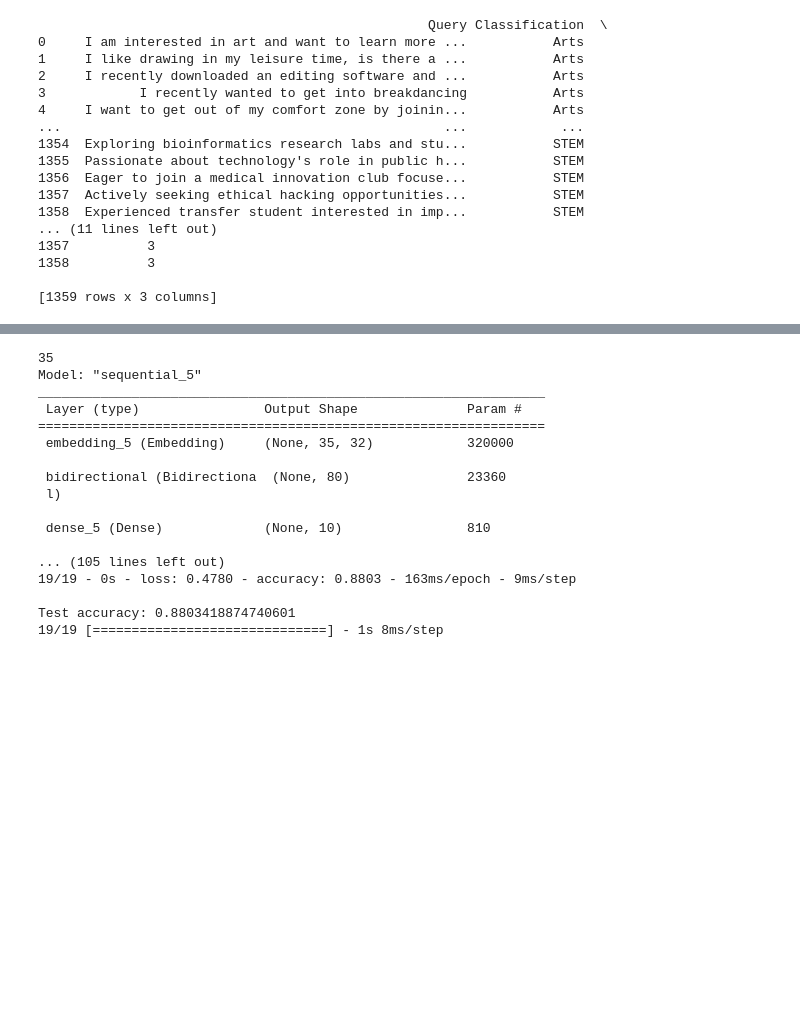
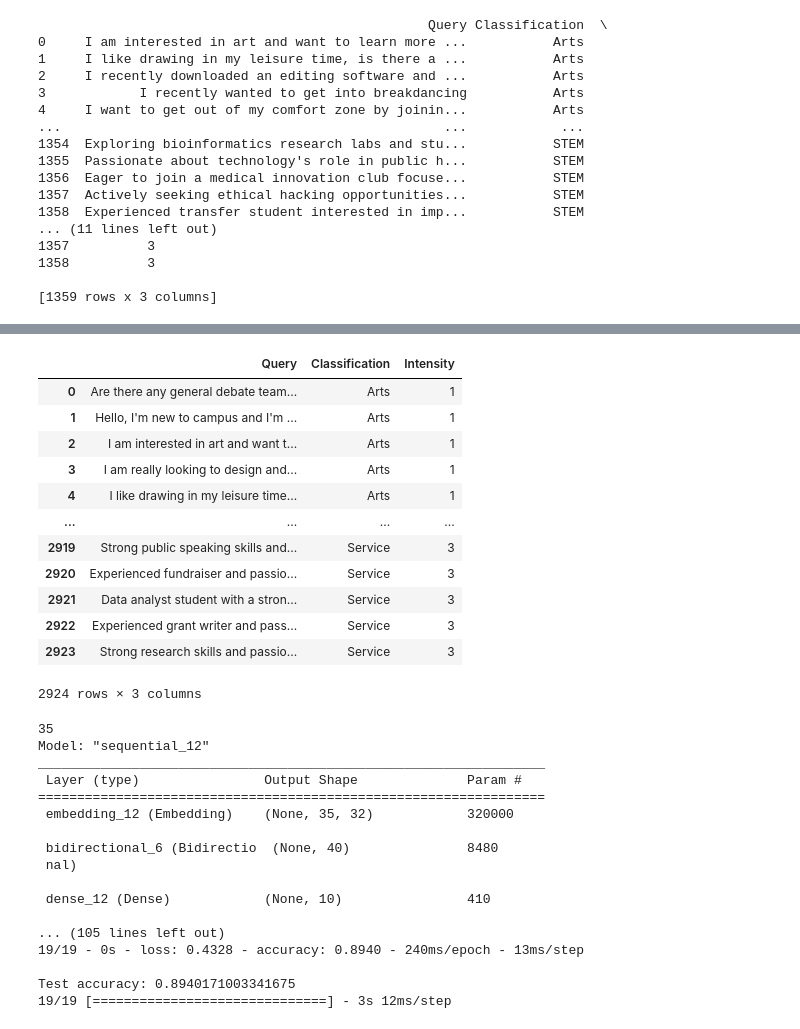
Before and after one commit to gjburke/finishing-involvement-bot, a Jupyter notebook: Model.ipynb, the cells around one changed output, grey strips where cells are left out. Cells and saved outputs as stored; diff of their text form; code cells hidden in the pictures; blank space fills up the shorter version.

```diff
--- a/Model.ipynb
+++ b/Model.ipynb
@@ -184,9 +184,25 @@ sn.heatmap(df_cm, annot=True, annot_kws={"size": 16}) # font size
 # %%
 # Loading the data
 
 df = pd.read_csv('final data.csv')
 df.dropna(subset=['Intensity'], inplace=True)
 df.dropna(subset=['Classification'], inplace=True)
+
+df
+# %% [output]
+|  | Query | Classification | Intensity |
+| 0 | Are there any general debate team... | Arts | 1 |
+| 1 | Hello, I'm new to campus and I'm ... | Arts | 1 |
+| 2 | I am interested in art and want t... | Arts | 1 |
+| 3 | I am really looking to design and... | Arts | 1 |
+| 4 | I like drawing in my leisure time... | Arts | 1 |
+| ... | ... | ... | ... |
+| 2919 | Strong public speaking skills and... | Service | 3 |
+| 2920 | Experienced fundraiser and passio... | Service | 3 |
+| 2921 | Data analyst student with a stron... | Service | 3 |
+| 2922 | Experienced grant writer and pass... | Service | 3 |
+| 2923 | Strong research skills and passio... | Service | 3 |
+2924 rows × 3 columns
 # %%
 # Experimenting with category model
 dict_word_count = 10000
@@ -205,7 +221,7 @@ X_train_padded, X_test_padded, max_length = standardize_data(X_train, X_test, di
 # Create model
 category_model = Sequential([
     Embedding(input_dim=dict_word_count, output_dim=32,input_length=max_length),
-    Bidirectional(LSTM(40,dropout=0.9)),
+    Bidirectional(LSTM(20,dropout=0.9)),
     Dense(10, activation='softmax')
 ])
 
@@ -221,25 +237,25 @@ print('\nTest accuracy:', test_acc)
 predictions = category_model.predict(X_test_padded)
 predicted_categories = np.argmax(predictions, axis=1)
 
-#category_model.save("category_model.keras")
+category_model.save("category_model.keras")
 # %% [output]
 35
-Model: "sequential_5"
+Model: "sequential_12"
 _________________________________________________________________
  Layer (type)                Output Shape              Param #
 =================================================================
- embedding_5 (Embedding)     (None, 35, 32)            320000
+ embedding_12 (Embedding)    (None, 35, 32)            320000
 
- bidirectional (Bidirectiona  (None, 80)               23360
- l)
+ bidirectional_6 (Bidirectio  (None, 40)               8480
+ nal)
 
- dense_5 (Dense)             (None, 10)                810
+ dense_12 (Dense)            (None, 10)                410
 
 ... (105 lines left out)
-19/19 - 0s - loss: 0.4780 - accuracy: 0.8803 - 163ms/epoch - 9ms/step
+19/19 - 0s - loss: 0.4328 - accuracy: 0.8940 - 240ms/epoch - 13ms/step
 
-Test accuracy: 0.8803418874740601
-19/19 [==============================] - 1s 8ms/step
+Test accuracy: 0.8940171003341675
+19/19 [==============================] - 3s 12ms/step
 # %%
 print(X_train_padded)
 print(X_train_padded.shape)
```
Also changed, not shown: parts of 10 cells of this notebook, 10 other files.
